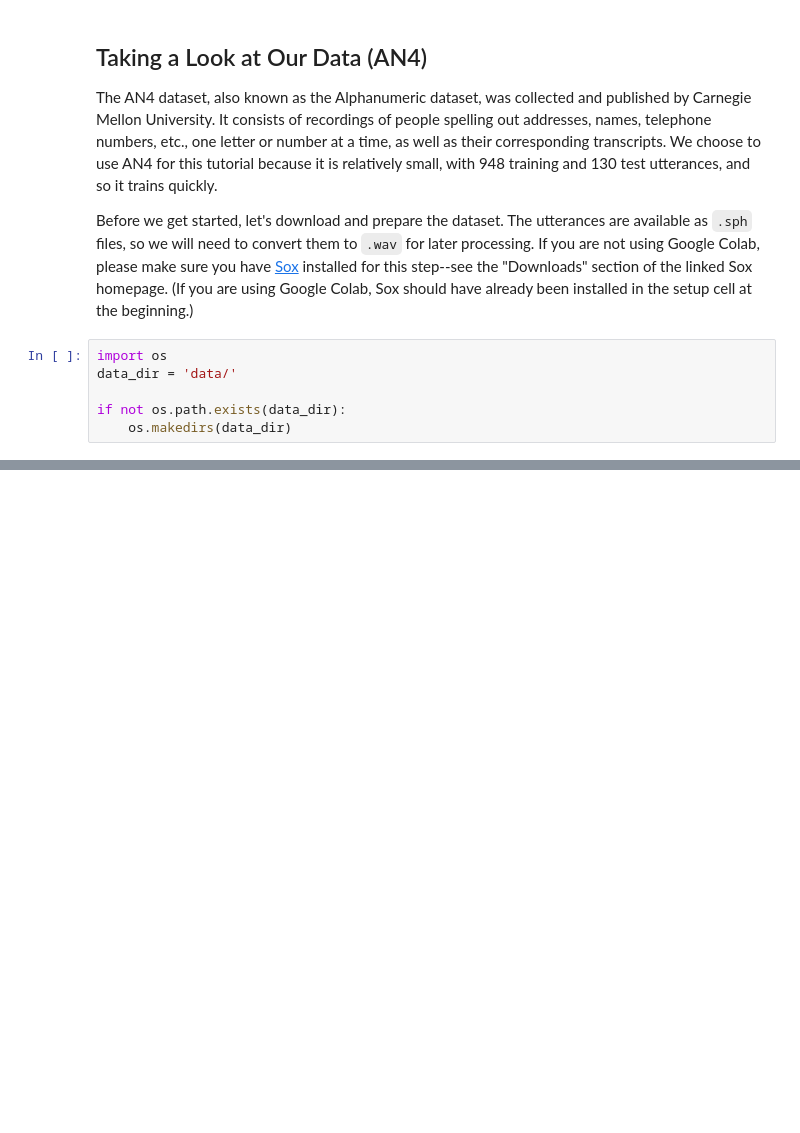
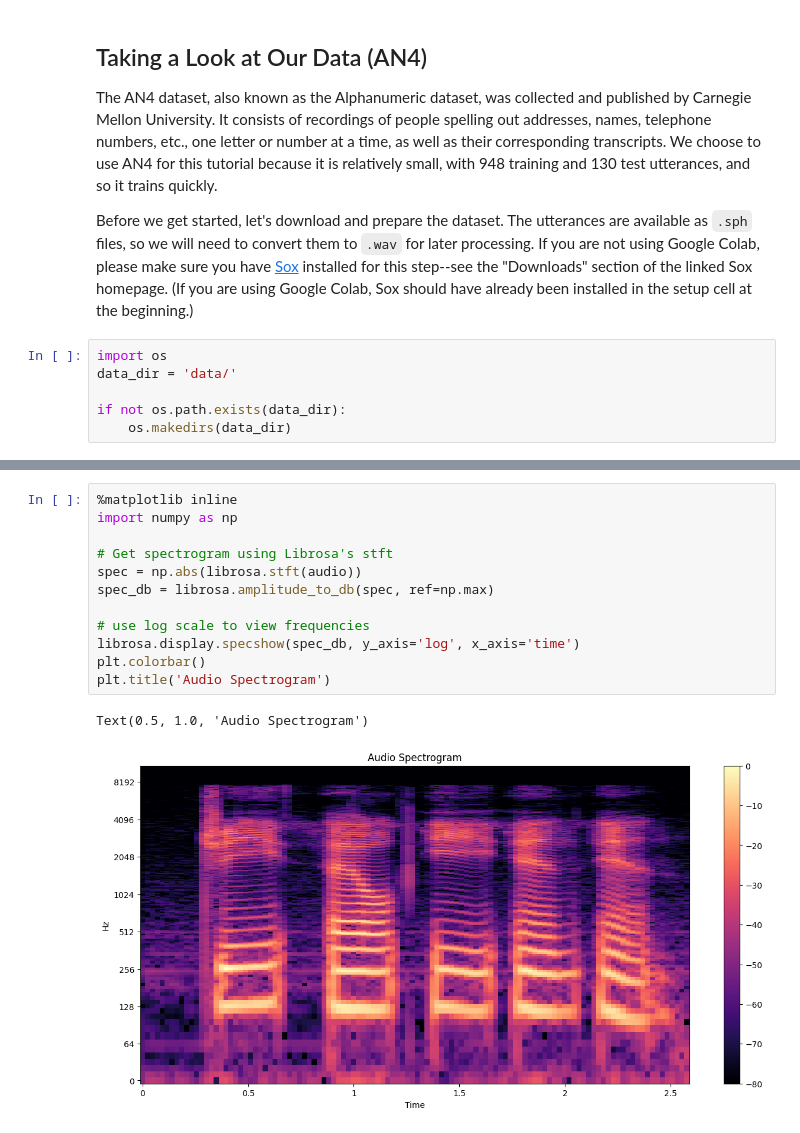
Before and after one commit to smbensi/different_utils, a Jupyter notebook: sound_processing/nemo/ASR/00_ASR_with_NeMo.ipynb, the cells around one changed output, grey strips where cells are left out. Saved outputs shown, nothing was run; the diff lists cells and outputs as text; blank space fills up the shorter version.

```diff
--- a/sound_processing/nemo/ASR/00_ASR_with_NeMo.ipynb
+++ b/sound_processing/nemo/ASR/00_ASR_with_NeMo.ipynb
@@ -92,0 +123,15 @@ Finished conversion.
+# %%
+%matplotlib inline
+import numpy as np
+
+# Get spectrogram using Librosa's stft
+spec = np.abs(librosa.stft(audio))
+spec_db = librosa.amplitude_to_db(spec, ref=np.max)
+
+# use log scale to view frequencies
+librosa.display.specshow(spec_db, y_axis='log', x_axis='time')
+plt.colorbar()
+plt.title('Audio Spectrogram')
+# %% [output]
+Text(0.5, 1.0, 'Audio Spectrogram')
+[figure, added]
```
Also changed, not shown: parts of 21 cells of this notebook, 6 other files.
